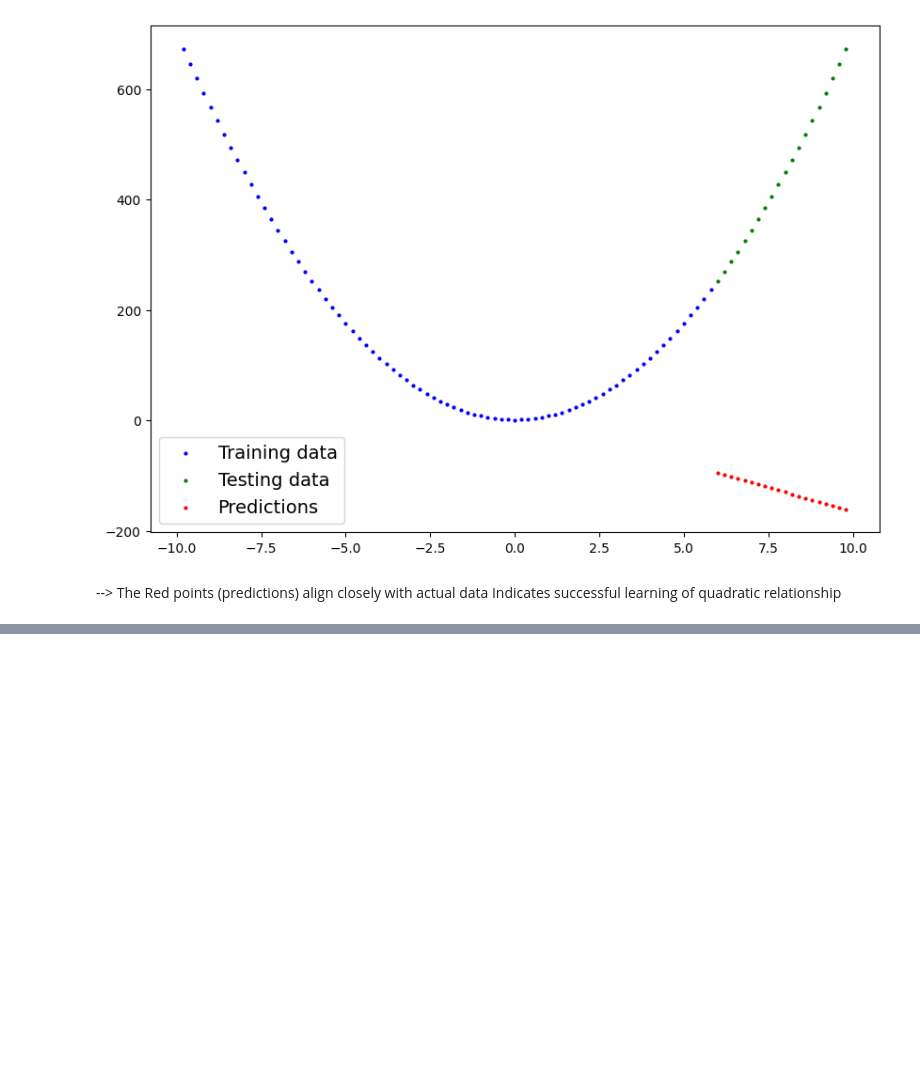
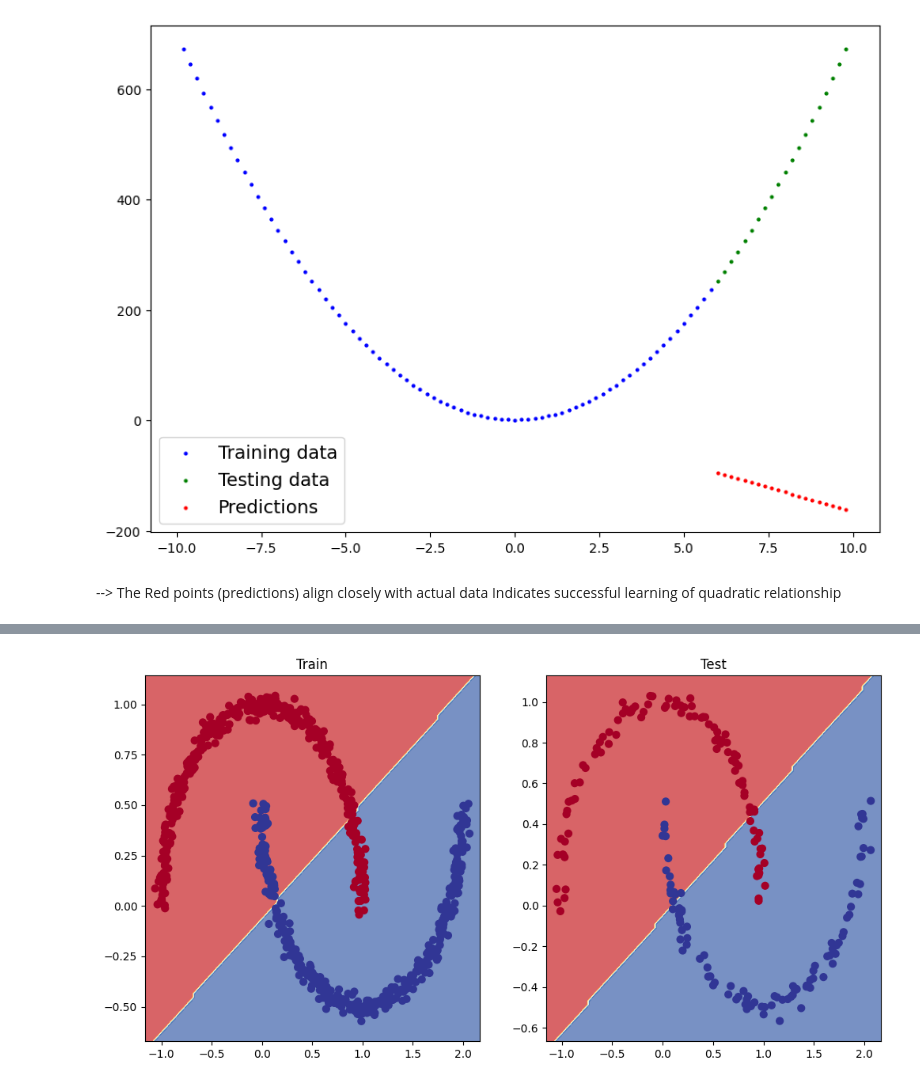
Before and after one commit to Sanjiban1234/AI-Lab, a Jupyter notebook: lab5.ipynb, the cells around one changed output, grey strips where cells are left out. Cells and saved outputs as stored; diff of their text form; code cells hidden in the pictures; blank space fills up the shorter version.

```diff
--- a/lab5.ipynb
+++ b/lab5.ipynb
@@ -849,0 +882,3 @@ plot_predictions(predictions=y_preds)
+# %%
+X = data[['X1', 'X2']].values
+y = data['label'].values
@@ -849,0 +941,17 @@ plot_predictions(predictions=y_preds)
+# %%
+# 1. Construct a model class that subclasses nn.Module
+class ModelV0(nn.Module):
+    def __init__(self):
+        super().__init__()
+        # 2. Create 2 nn.Linear layers capable of handling X and y input and output shapes
+        self.layer_1 = nn.Linear(in_features=2, out_features=5) # takes in 2 features (X), produces 5 features
+        self.layer_2 = nn.Linear(in_features=5, out_features=1) # takes in 5 features, produces 1 feature (y)
+
+    # 3. Define a forward method containing the forward pass computation
+    def forward(self, x):
+        # Return the output of layer_2, a single feature, the same shape as y
+        return self.layer_2(self.layer_1(x)) # computation goes through layer_1 first then the output of layer_1 goes through layer_2
+
+# 4. Create an instance of the model and send it to target device
+model_0 = ModelV0().to(device)
+model_0
@@ -849,0 +963,2 @@ plot_predictions(predictions=y_preds)
+# %%
+model = model_0
@@ -849,0 +1037,9 @@ plot_predictions(predictions=y_preds)
+# %%
+torch.manual_seed(42)
+
+# Set the number of epochs
+epochs = 100
+
+# Put data to target device
+X_train, y_train = X_train.to(device), y_train.to(device)
+X_test, y_test = X_test.to(device), y_test.to(device)
@@ -849,0 +1070,13 @@ plot_predictions(predictions=y_preds)
+# %%
+from utils import plot_decision_boundary
+
+# Plot decision boundaries for training and test sets
+plt.figure(figsize=(12, 6))
+plt.subplot(1, 2, 1)
+plt.title("Train")
+plot_decision_boundary(model, X_train, y_train)
+plt.subplot(1, 2, 2)
+plt.title("Test")
+plot_decision_boundary(model, X_test, y_test)
+# %% [output]
+[figure, added]
```
Also changed, not shown: parts of 92 cells of this notebook, 4 other files.
